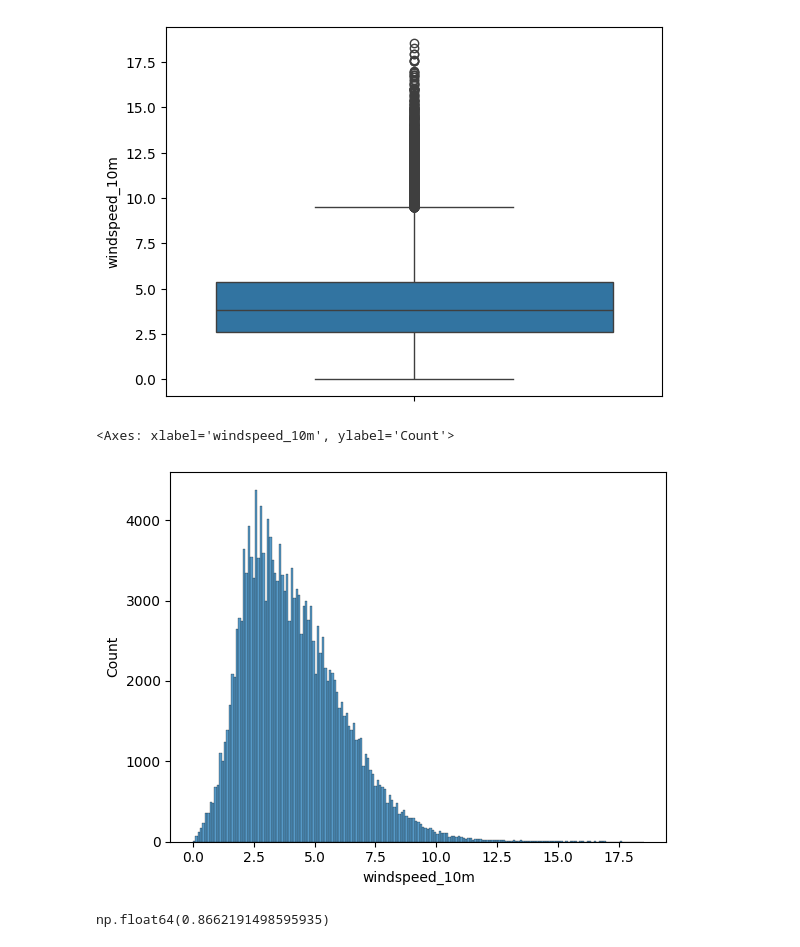
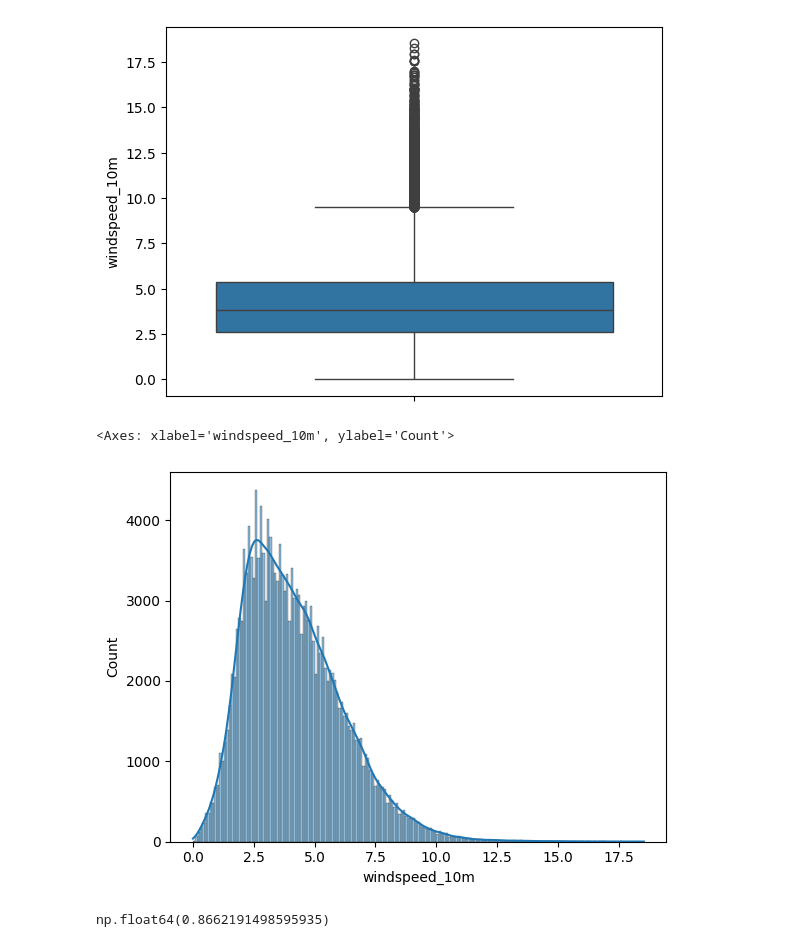
Before and after one commit to Tanishqsahu/new, a Jupyter notebook: climateeda.ipynb, the cells around one changed output. Saved outputs shown, nothing was run; the diff lists cells and outputs as text; code cells hidden in the pictures.

```diff
--- a/climateeda.ipynb
+++ b/climateeda.ipynb
@@ -61,3 +61,6 @@ Data columns (total 10 columns):
  9   Power                175200 non-null  float64
 dtypes: float64(6), int64(3), object(1)
 memory usage: 13.4+ MB
+# %%
+combined_df['Time'] = pd.to_datetime(combined_df['Time'])
+print("Converted 'Time' column to datetime objects.")
@@ -63,0 +69,9 @@ memory usage: 13.4+ MB
+# %%
+combined_df['Year'] = combined_df['Time'].dt.year
+combined_df['Month'] = combined_df['Time'].dt.month
+combined_df['Day'] = combined_df['Time'].dt.day
+combined_df['DayofWeek'] = combined_df['Time'].dt.dayofweek # Monday=0, Sunday=6
+combined_df['Hour'] = combined_df['Time'].dt.hour
+combined_df['Quarter'] = combined_df['Time'].dt.quarter
+
+print("Extracted Year, Month, Day, DayofWeek, Hour, and Quarter features.")
@@ -317,0 +347,17 @@ Name: dewpoint_2m, dtype: float64
+# %%
+
+
+impossible_condition = combined_df['dewpoint_2m'] > combined_df['temperature_2m']
+impossible_count = impossible_condition.sum()
+
+print(f"Detected {impossible_count} physically impossible cases (Dew Point > Temperature).\n")
+
+
+if impossible_count > 0:
+    combined_df['dewpoint_2m'] = np.minimum(
+        combined_df['dewpoint_2m'],
+        combined_df['temperature_2m']
+    )
+    print("Correction Applied: Impossible dew point values were capped to equal the ambient temperature.")
+else:
+    print("No corrections needed; the data is physically consistent for Dew Point vs. Temperature.")
@@ -387,10 +441,10 @@ sns.boxplot(combined_df['windspeed_10m'])
 <Axes: ylabel='windspeed_10m'>
 [figure]
 # %%
-sns.histplot(combined_df['windspeed_10m'])
+sns.histplot(combined_df['windspeed_10m'],kde='true')
 # %% [output]
 <Axes: xlabel='windspeed_10m', ylabel='Count'>
-[figure, old version]
+[figure, new version]
 # %%
 combined_df['windspeed_10m'].skew()
 # %% [output]
```
Also changed, not shown: parts of 33 cells of this notebook.
